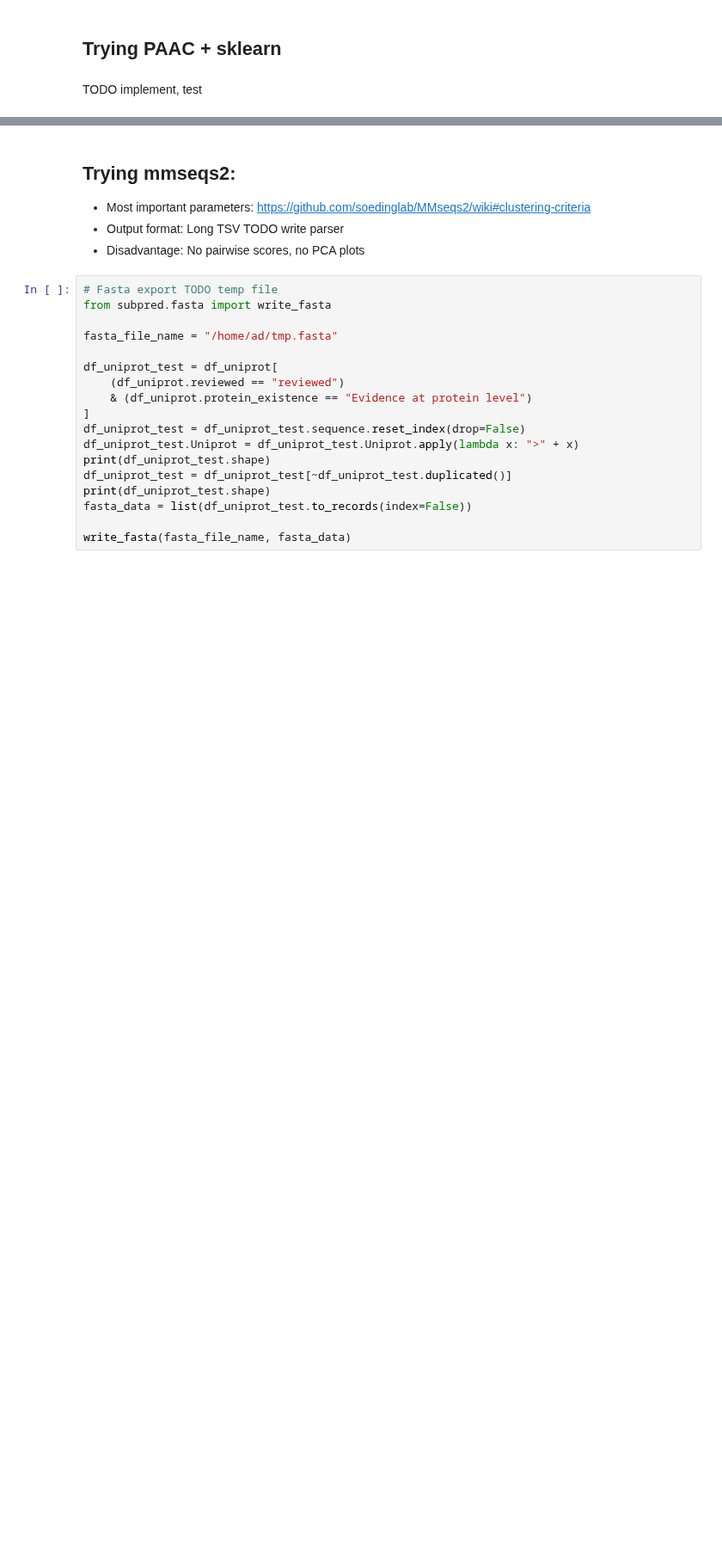
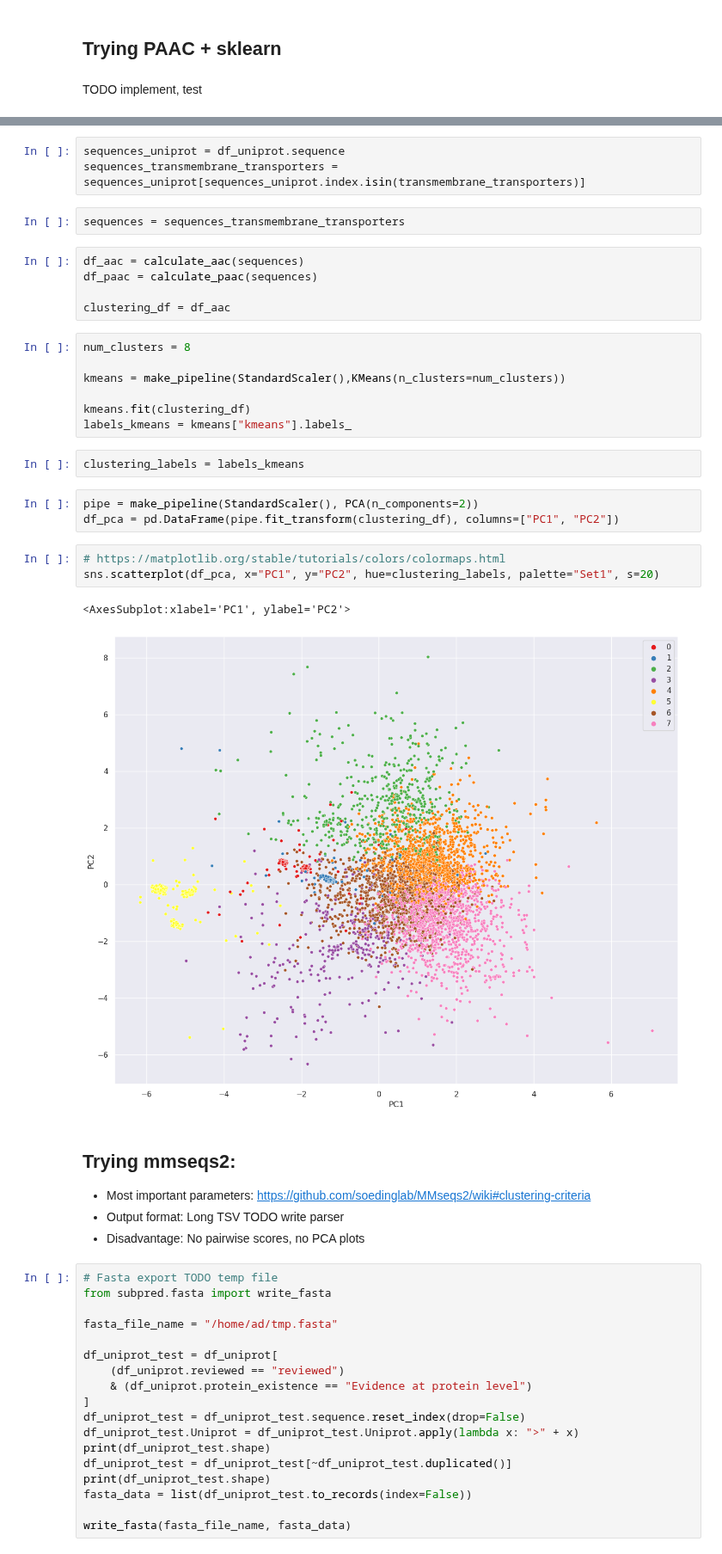
Before and after one commit to adenger/subpred4, a Jupyter notebook: notebooks/4_clustering.ipynb, the cells around one changed output, grey strips where cells are left out. Shown at 86% size. Drawn from its saved outputs; the diff is of its cells as text; blank space fills up the shorter version.

Commit message:
started with clustering

```diff
--- a/notebooks/4_clustering.ipynb
+++ b/notebooks/4_clustering.ipynb
@@ -251,3 +289,31 @@ paac_new = calculate_paac(df_uniprot.sequence, n_threads=-1)
+# %%
+sequences_uniprot = df_uniprot.sequence
+sequences_transmembrane_transporters = sequences_uniprot[sequences_uniprot.index.isin(transmembrane_transporters)]
+# %%
+sequences = sequences_transmembrane_transporters
+# %%
+df_aac = calculate_aac(sequences)
+df_paac = calculate_paac(sequences)
+
+clustering_df = df_aac
+# %%
+num_clusters = 8
+
+kmeans = make_pipeline(StandardScaler(),KMeans(n_clusters=num_clusters))
+
+kmeans.fit(clustering_df)
+labels_kmeans = kmeans["kmeans"].labels_
+# %%
+clustering_labels = labels_kmeans
+# %%
+pipe = make_pipeline(StandardScaler(), PCA(n_components=2))
+df_pca = pd.DataFrame(pipe.fit_transform(clustering_df), columns=["PC1", "PC2"])
+# %%
+# https://matplotlib.org/stable/tutorials/colors/colormaps.html
+sns.scatterplot(df_pca, x="PC1", y="PC2", hue=clustering_labels, palette="Set1", s=20)
+# %% [output]
+<AxesSubplot:xlabel='PC1', ylabel='PC2'>
+[figure, added]
 # %% [markdown]
 ## Trying mmseqs2:
 
```
Also changed, not shown: parts of 9 cells of this notebook.
